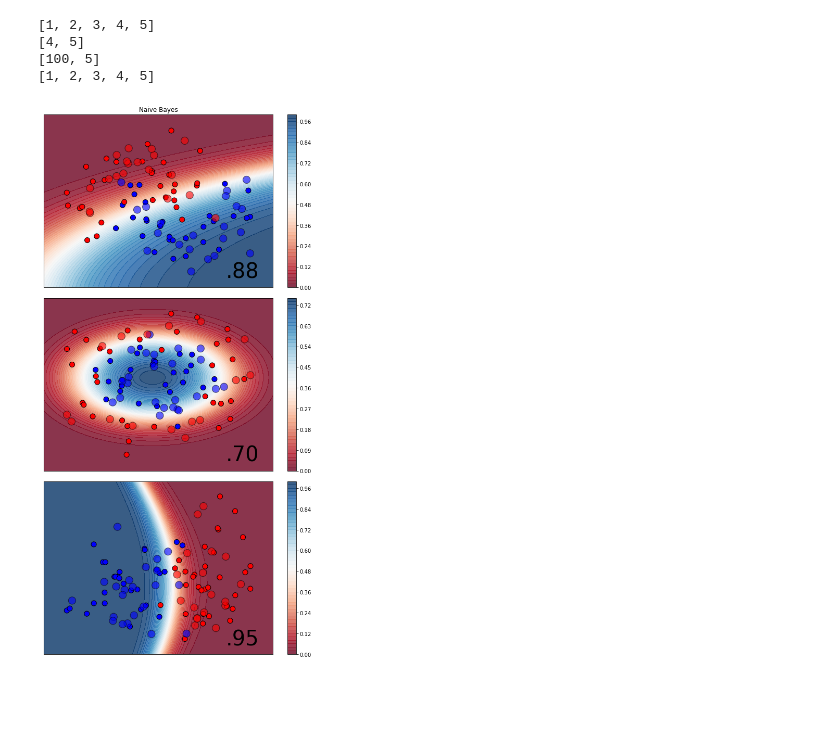
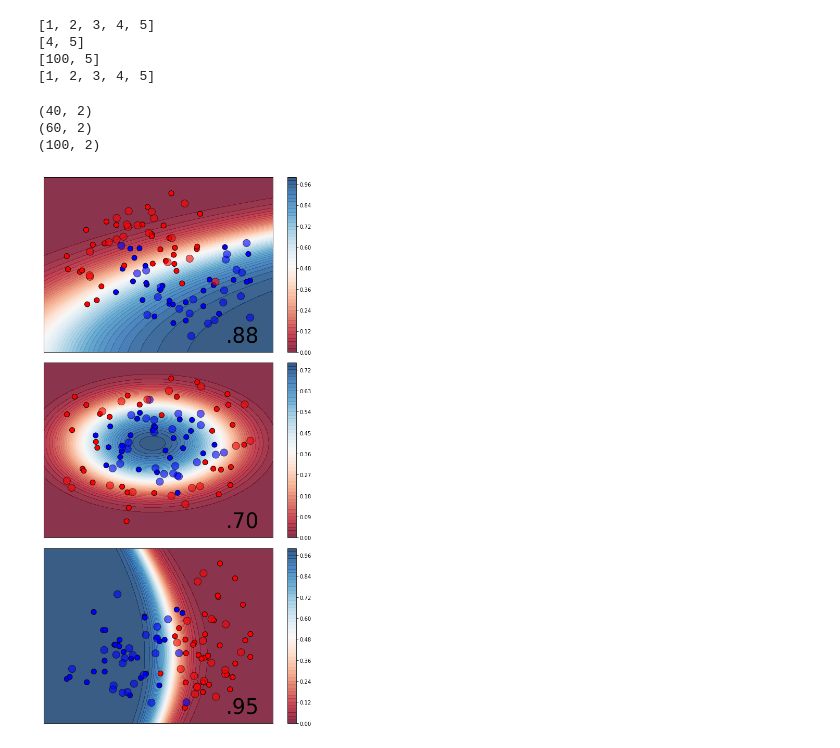
Before and after one commit to lab-ml-itba/Intro-Probabilidad, a Jupyter notebook: Gaussian Naive Bayes Example.ipynb, the cells around one changed output. Cells and saved outputs as stored; diff of their text form; code cells hidden in the pictures; blank space fills up the shorter version.

```diff
--- a/Gaussian Naive Bayes Example.ipynb
+++ b/Gaussian Naive Bayes Example.ipynb
@@ -13,3 +17,12 @@ print(my_list)
 [4, 5]
 [100, 5]
 [1, 2, 3, 4, 5]
+# %%
+print(X_test.shape)
+print(X_train.shape)
+X = np.vstack((X_test, X_train))
+print(X.shape)
+# %% [output]
+(40, 2)
+(60, 2)
+(100, 2)
@@ -21,73 +36,40 @@ from sklearn.model_selection import train_test_split
 from sklearn.preprocessing import StandardScaler
 from sklearn.datasets import make_moons, make_circles, make_classification
 from sklearn.naive_bayes import GaussianNB
+
 
 h = .02  # step size in the mesh
 
 X, y = make_classification(n_features=2, n_redundant=0, n_informative=2,
                            random_state=1, n_clusters_per_class=1)
 rng = np.random.RandomState(2)
 X += 2 * rng.uniform(size=X.shape)
 linearly_separable = (X, y)
 
 datasets = [make_moons(noise=0.3, random_state=0),
             make_circles(noise=0.2, factor=0.5, random_state=1),
             linearly_separable
             ]
 
+
 figure = plt.figure(figsize=(8, 15))
 # iterate over datasets
 name = "Naive Bayes"
-clf = GaussianNB()
-for ds_cnt, ds in enumerate(datasets):
+
+for position, ds in enumerate(datasets):
     # preprocess dataset, split into training and test part
     X, y = ds
     X = StandardScaler().fit_transform(X)
-    X_train, X_test, y_train, y_test = \
-        train_test_split(X, y, test_size=.4, random_state=42)
-
-    x_min, x_max = X[:, 0].min() - .5, X[:, 0].max() + .5
-    y_min, y_max = X[:, 1].min() - .5, X[:, 1].max() + .5
-    xx, yy = np.meshgrid(np.arange(x_min, x_max, h),
-                         np.arange(y_min, y_max, h))
-
-    ax = plt.subplot(len(datasets), 1, ds_cnt+1)
+    X_train, X_test, y_train, y_test = train_test_split(X, y, test_size=.4, random_state=42)
+    clf = GaussianNB()
     clf.fit(X_train, y_train)
     score = clf.score(X_test, y_test)
 
-    # Plot the decision boundary. For that, we will assign a color to each
-    # point in the mesh [x_min, x_max]x[y_min, y_max].
-
-    Z = clf.predict_proba(np.c_[xx.ravel(), yy.ravel()])[:, 1]
-
-    # Put the result into a color plot
-    Z = Z.reshape(xx.shape)
-
-    cm = plt.cm.RdBu
-    cm_bright = ListedColormap(['#FF0000', '#0000FF'])
-
-    cf = ax.contourf(xx, yy, Z, 50, cmap=cm, alpha=.8)
-    plt.colorbar(cf, ax=ax)
-    #plt.colorbar(Z,ax=ax)
-
-    # Plot also the training points
-    ax.scatter(X_train[:, 0], X_train[:, 1], c=y_train, cmap=cm_bright,
-               edgecolors='k', s=100)
-    # and testing points
-    ax.scatter(X_test[:, 0], X_test[:, 1], c=y_test, cmap=cm_bright,
-               edgecolors='k', alpha=0.6, s=200)
-
-    ax.set_xlim(xx.min(), xx.max())
-    ax.set_ylim(yy.min(), yy.max())
-    ax.set_xticks(())
-    ax.set_yticks(())
-    if ds_cnt == 0:
-        ax.set_title(name)
-    ax.text(xx.max() - .3, yy.min() + .3, ('%.2f' % score).lstrip('0'),
-            size=40, horizontalalignment='right')
+    ax = plt.subplot(len(datasets), 1, position+1)
+    plot_boundaries(X_train, X_test, y_train, y_test, score, clf.predict_proba, ax=ax)
 
 
 plt.tight_layout()
 plt.show()
 # %% [output]
-[figure, old version]
+[figure, new version]
```
Also changed, not shown: parts of 2 cells of this notebook, 5 other files.
